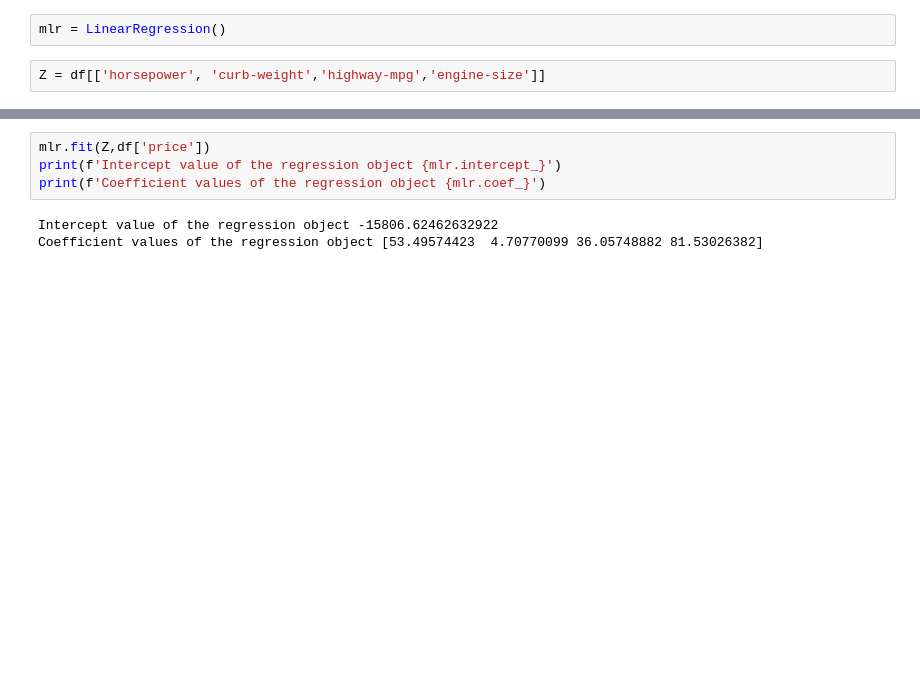
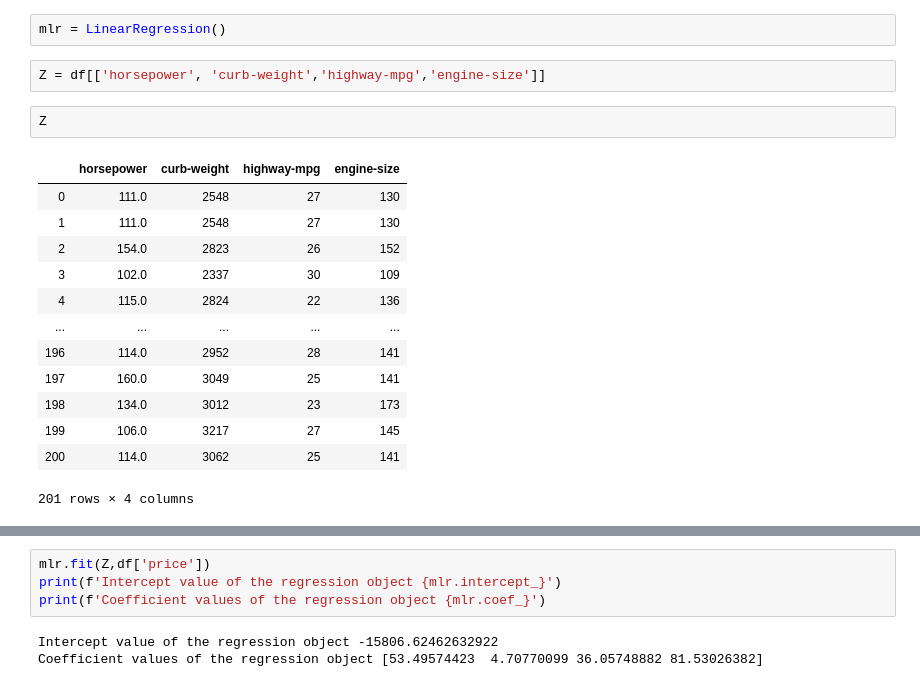
Before and after one commit to sdman135/Cars-project, a Jupyter notebook: Untitled.ipynb, the cells around one changed output, grey strips where cells are left out. Drawn from its saved outputs; the diff is of its cells as text; blank space fills up the shorter version.

```diff
--- a/Untitled.ipynb
+++ b/Untitled.ipynb
@@ -212,3 +212,19 @@ df[['horsepower', 'curb-weight',"peak-rpm","highway-mpg","engine-size","price"]]
 mlr = LinearRegression()
 # %%
 Z = df[['horsepower', 'curb-weight','highway-mpg','engine-size']]
+# %%
+Z
+# %% [output]
+|  | horsepower | curb-weight | highway-mpg | engine-size |
+| 0 | 111.0 | 2548 | 27 | 130 |
+| 1 | 111.0 | 2548 | 27 | 130 |
+| 2 | 154.0 | 2823 | 26 | 152 |
+| 3 | 102.0 | 2337 | 30 | 109 |
+| 4 | 115.0 | 2824 | 22 | 136 |
+| ... | ... | ... | ... | ... |
+| 196 | 114.0 | 2952 | 28 | 141 |
+| 197 | 160.0 | 3049 | 25 | 141 |
+| 198 | 134.0 | 3012 | 23 | 173 |
+| 199 | 106.0 | 3217 | 27 | 145 |
+| 200 | 114.0 | 3062 | 25 | 141 |
+201 rows × 4 columns
```
Also changed, not shown: parts of 13 cells of this notebook.
